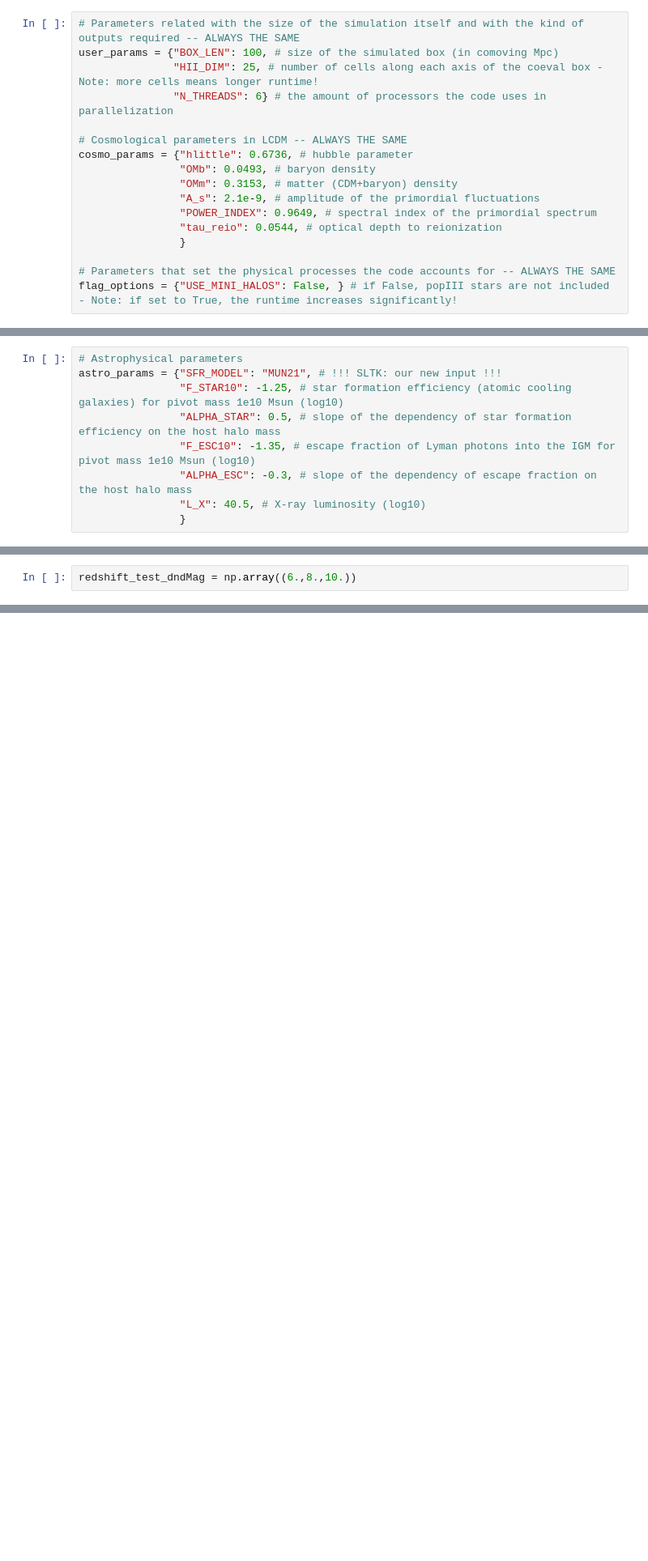
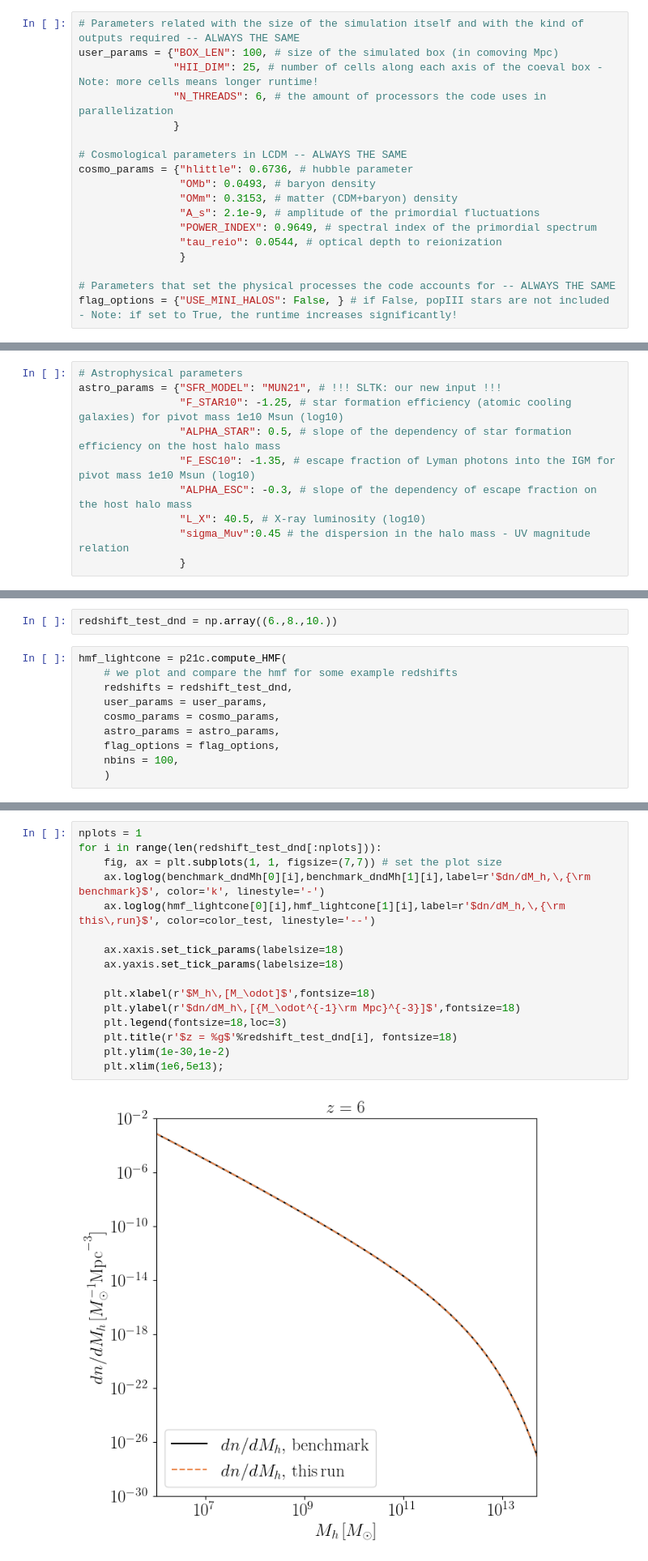
Before and after one commit to jordanflitter/21cmFirstCLASS, a Jupyter notebook: Tutorial (Jupyter notebooks)/test_SFRchanges.ipynb, the cells around one changed output, grey strips where cells are left out. Shown: that part at 81% size. Saved outputs shown, nothing was run; the diff lists cells and outputs as text; blank space fills up the shorter version.

```diff
--- a/Tutorial (Jupyter notebooks)/test_SFRchanges.ipynb
+++ b/Tutorial (Jupyter notebooks)/test_SFRchanges.ipynb
@@ -76,7 +83,8 @@ In each run, the astrophysics is set in order to test the current level of code
 # Parameters related with the size of the simulation itself and with the kind of outputs required -- ALWAYS THE SAME
 user_params = {"BOX_LEN": 100, # size of the simulated box (in comoving Mpc)
                "HII_DIM": 25, # number of cells along each axis of the coeval box - Note: more cells means longer runtime!
-               "N_THREADS": 6} # the amount of processors the code uses in parallelization
+               "N_THREADS": 6, # the amount of processors the code uses in parallelization
+               }
 
 # Cosmological parameters in LCDM -- ALWAYS THE SAME
 cosmo_params = {"hlittle": 0.6736, # hubble parameter
@@ -106,6 +116,7 @@ astro_params = {"SFR_MODEL": "MUN21", # !!! SLTK: our new input !!!
                 "F_ESC10": -1.35, # escape fraction of Lyman photons into the IGM for pivot mass 1e10 Msun (log10)
                 "ALPHA_ESC": -0.3, # slope of the dependency of escape fraction on the host halo mass
                 "L_X": 40.5, # X-ray luminosity (log10)
+                "sigma_Muv":0.45 # the dispersion in the halo mass - UV magnitude relation
                 }
 # %% [markdown]
 ### Set up the required outputs
@@ -172,3 +183,13 @@ De-comment it only if you want to overwrite that file.
 # %%
-redshift_test_dndMag = np.array((6.,8.,10.))
+redshift_test_dnd = np.array((6.,8.,10.))
+# %%
+hmf_lightcone = p21c.compute_HMF(
+    # we plot and compare the hmf for some example redshifts
+    redshifts = redshift_test_dnd,
+    user_params = user_params,
+    cosmo_params = cosmo_params,
+    astro_params = astro_params,
+    flag_options = flag_options,
+    nbins = 100,
+    )
 # %%
@@ -437,3 +463,21 @@ fig, ax = plotting.plot_1d_power_spectrum(power_spectrum_lightcone,
+# %%
+nplots = 1
+for i in range(len(redshift_test_dnd[:nplots])):
+    fig, ax = plt.subplots(1, 1, figsize=(7,7)) # set the plot size
+    ax.loglog(benchmark_dndMh[0][i],benchmark_dndMh[1][i],label=r'$dn/dM_h,\,{\rm benchmark}$', color='k', linestyle='-')
+    ax.loglog(hmf_lightcone[0][i],hmf_lightcone[1][i],label=r'$dn/dM_h,\,{\rm this\,run}$', color=color_test, linestyle='--')
+
+    ax.xaxis.set_tick_params(labelsize=18)
+    ax.yaxis.set_tick_params(labelsize=18)
+
+    plt.xlabel(r'$M_h\,[M_\odot]$',fontsize=18)
+    plt.ylabel(r'$dn/dM_h\,[{M_\odot^{-1}\rm Mpc}^{-3}]$',fontsize=18)
+    plt.legend(fontsize=18,loc=3)
+    plt.title(r'$z = %g$'%redshift_test_dnd[i], fontsize=18)
+    plt.ylim(1e-30,1e-2)
+    plt.xlim(1e6,5e13);
+# %% [output]
+[figure, added]
 # %% [markdown]
 ## Plot the UV luminosity function
 # %%
```
Also changed, not shown: parts of 15 cells of this notebook, 7 other files.
